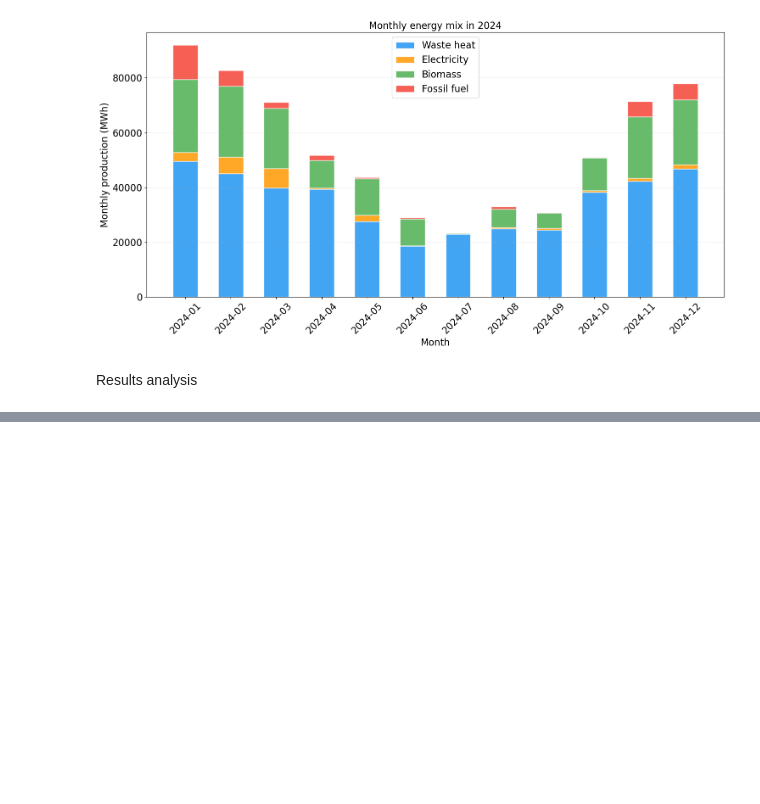
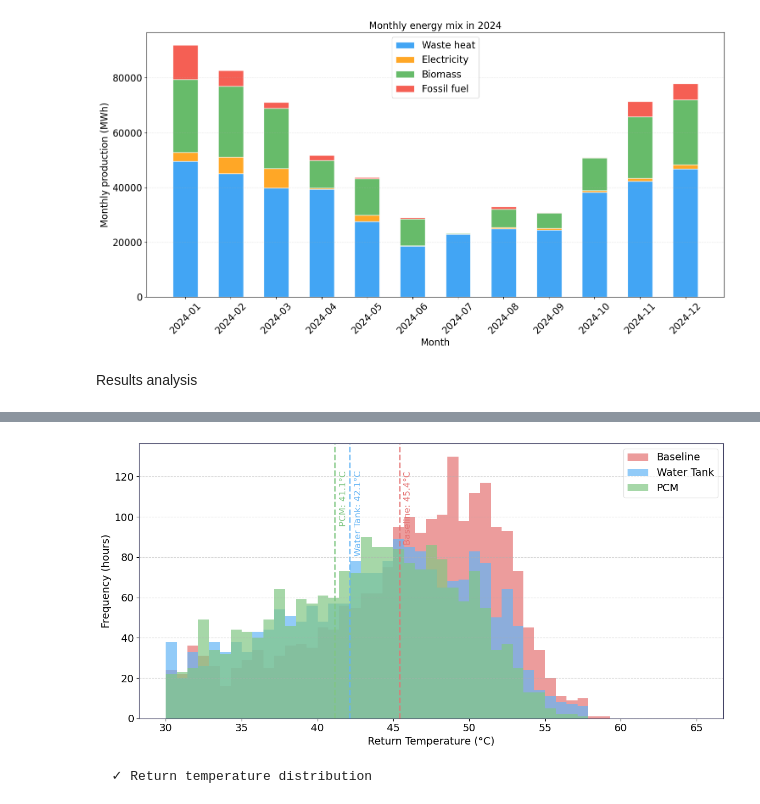
Before and after one commit to KrisCHEN8/EIA_2026, a Jupyter notebook: plot.ipynb, the cells around one changed output, grey strips where cells are left out. Saved outputs shown, nothing was run; the diff lists cells and outputs as text; code cells hidden in the pictures; blank space fills up the shorter version.

```diff
--- a/plot.ipynb
+++ b/plot.ipynb
@@ -276,0 +171,63 @@ In standby, `T_target_HEX = T_SEC_SUPPLY = 55 °C` (line 235). So the substation
+# %%
+RESULTS_DIR = "./simulation/results/"
+FIGS_DIR = "./figs"
+
+def load_results():
+    """Load all scenario results."""
+    scenarios = {}
+    for fname, label in [
+        ("baseline_results.csv", "Baseline (no TES/DSM)"),
+        ("water_tank_results.csv", "Water Tank + DSM"),
+        ("pcm_storage_results.csv", "PCM Storage + DSM"),
+    ]:
+        path = RESULTS_DIR + fname
+        df = pd.read_csv(path, parse_dates=["date"])
+        scenarios[label] = df
+    return scenarios
+
+scenarios = load_results()
+# %%
+def plot_return_temperature_distribution(scenarios: dict):
+    """Histogram of return temperatures."""
+    fig, ax = plt.subplots(figsize=(12, 6))
+    # fig.patch.set_facecolor("#1a1a2e")
+    # ax.set_facecolor("#16213e")
+
+    bins = np.linspace(30, 65, 50)
+
+    for name, df in scenarios.items():
+        ax.hist(df["T_return_primary"].values, bins=bins,
+                color=SCENARIO_COLORS.get(name),
+                alpha=0.7, label=SCENARIO_SHORT.get(name, name),
+                linewidth=0.3)
+
+    # Add vertical lines for means
+    for name, df in scenarios.items():
+        mean_t = df["T_return_primary"].mean()
+        ax.axvline(mean_t, color=SCENARIO_COLORS.get(name, "white"),
+                   linestyle="--", linewidth=2, alpha=0.8)
+        ax.text(mean_t + 0.3, ax.get_ylim()[1] * 0.9,
+                f"{SCENARIO_SHORT.get(name, name)}: {mean_t:.1f}°C",
+                color=SCENARIO_COLORS.get(name, "white"), fontsize=12,
+                rotation=90, va="top")
+
+    ax.set_xlabel("Return Temperature (°C)", fontsize=14)
+    ax.set_ylabel("Frequency (hours)", fontsize=14)
+    # ax.set_title("Primary Return Temperature Distribution", fontsize=14, pad=12)
+    ax.legend(fontsize=14, framealpha=0.5)
+    plt.yticks(fontsize=14)
+    plt.xticks(fontsize=14)
+    for spine in ax.spines.values():
+        spine.set_color("#444466")
+    ax.grid(True, axis="y", linestyle='--', alpha=0.5)
+
+    plt.tight_layout()
+    plt.savefig("./figs/return_temp_distribution.png", dpi=300)
+    plt.show()
+    plt.close(fig)
+    print("  ✓ Return temperature distribution")
+
+plot_return_temperature_distribution(scenarios)
+# %% [output]
+[figure, added]
+  ✓ Return temperature distribution
```
Also changed, not shown: parts of 4 cells of this notebook, 15 other files.
